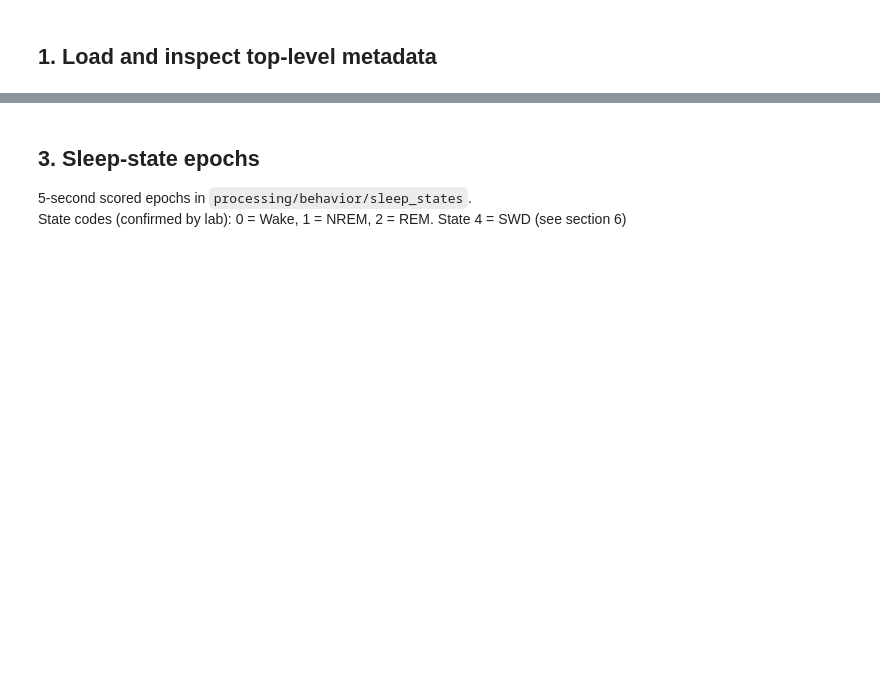
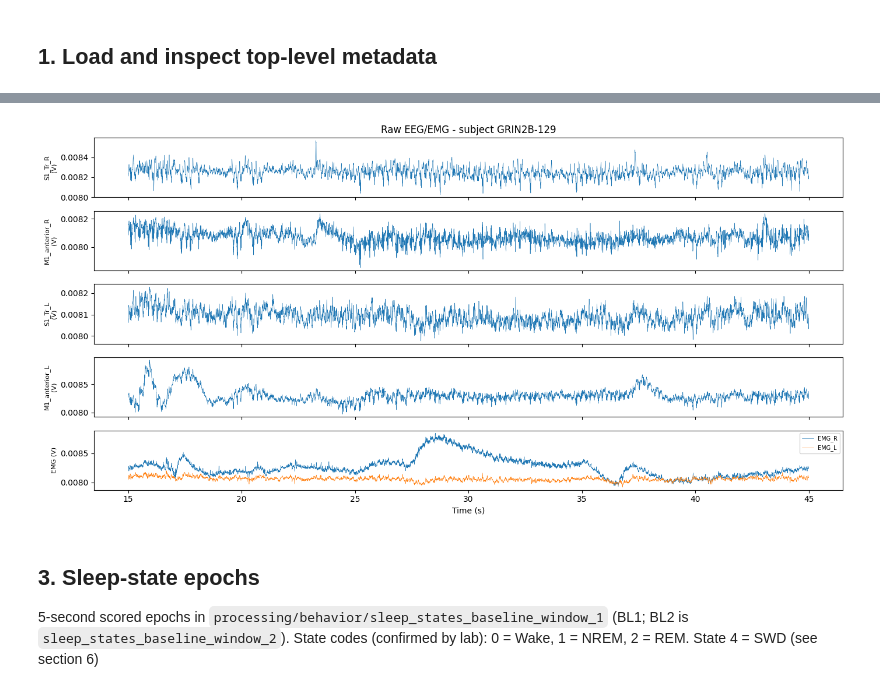
Before and after one commit to catalystneuro/gonzalez-sulser-lab-to-nwb, a Jupyter notebook: notebooks/read_grin2b_nwb.ipynb, the cells around one changed output, grey strips where cells are left out. Saved outputs shown, nothing was run; the diff lists cells and outputs as text; code cells hidden in the pictures; blank space fills up the shorter version.

Commit message:
duplicate plots for baseline 1 and baseline 2

```diff
--- a/notebooks/read_grin2b_nwb.ipynb
+++ b/notebooks/read_grin2b_nwb.ipynb
@@ -25,7 +24,12 @@ import pandas as pd
 from pynwb import NWBHDF5IO
 
 # Update this path to the location of your NWB file.
-NWB_PATH = Path("H:/gonzalez-nwbfiles/GRIN2B_129/BL1.nwb")
+# One NWB file now covers the subject's full recording (both BL1 and BL2).
+# subject_id uses a dash (GRIN2B-<id>), not the underscore used for the lab's
+# on-disk file/folder naming (GRIN2B_<id>).
+NWB_PATH = Path(
+    "H:/gonzalez-nwbfiles/sub-GRIN2B-129/sub-GRIN2B-129_ses-2021-03-26_ecephys.nwb"
+)
 # %% [markdown]
 ## 1. Load and inspect top-level metadata
 # %%
@@ -52,12 +65,12 @@ EEG, one for EMG — sharing a single electrode table but linked to distinct `El
 # %%
-eeg_es = nwb.acquisition["EEGElectricalSeriesBL1"]
-emg_es = nwb.acquisition["EMGElectricalSeriesBL1"]
+eeg_es = nwb.acquisition["EEGElectricalSeries"]
+emg_es = nwb.acquisition["EMGElectricalSeries"]
 
 for name, es in [("EEG", eeg_es), ("EMG", emg_es)]:
     print(f"--- {name} ---")
     print(f"ElectricalSeries shape:  {es.data.shape}")
     print(f"Sampling rate:           {es.rate} Hz")
-    print(f"Starting time:           {es.starting_time:.2f} s (offset from session_start_time)")
+    print(f"Starting time:           {es.starting_time:.2f} s (= session_start_time; full recording)")
     print(f"Duration:                {es.data.shape[0] / es.rate / 3600:.2f} h")
     print(f"Conversion (to volts):   {es.conversion:.6e}")
     print()
@@ -67,46 +112,39 @@ electrodes[:]
 # %%
-# ── Time window (seconds relative to the start of the BL window) ──────────────
-window_start_s = (
-    73350 - eeg_es.starting_time - 5
-)  # start of the plot window (s from BL start)
-window_end_s   = None      # end of the plot window   (s from BL start)
-# Alternatively, set a duration and leave window_end_s = None:
-window_duration_s = 25  # e.g. 60  — overrides window_end_s when not None
-# ──────────────────────────────────────────────────────────────────────────────
-
 fs = eeg_es.rate
-if window_duration_s is not None:
-    window_end_s = window_start_s + window_duration_s
+window_start_s = 15
+window_duration_s = 30
+window_end_s = window_start_s + window_duration_s
 
 i_start = int(window_start_s * fs)
 i_end   = int(window_end_s   * fs)
-t = np.arange(i_start, i_end) / fs - window_start_s  # t=0 at window_start_s
 
-# Convert raw int16 ADC counts to microvolts using the confirmed TainiTec gain
-# (es.conversion is in volts/count).
+# Convert raw int16 ADC counts to volts using the confirmed TainiTec gain
+# (es.conversion is in volts/count). The full recording is indexed directly
 eeg_slice = eeg_es.data[i_start:i_end, :] * eeg_es.conversion  # lazy HDF5 read
 emg_slice = emg_es.data[i_start:i_end, :] * emg_es.conversion # lazy HDF5 read
 
-# EEG channels: indices within EEGElectricalSeriesBL1 (14 channels) — pick a bilateral pair
+t = eeg_es.get_timestamps()[i_start:i_end]
+
+# EEG channels: indices within EEGElectricalSeries (14 channels) — pick a bilateral pair
 eeg_idx = {"S1_Tr_R": 0, "M1_anterior_R": 3, "S1_Tr_L": 13, "M1_anterior_L": 10}
-# EMG channels: indices within EMGElectricalSeriesBL1 (2 channels)
+# EMG channels: indices within EMGElectricalSeries (2 channels)
 emg_idx = {"EMG_R": 0, "EMG_L": 1}
 
 fig, axes = plt.subplots(len(eeg_idx) + 1, 1, figsize=(14, 7), sharex=True)
 
 for ax, (label, idx) in zip(axes[:-1], eeg_idx.items()):
     ax.plot(t, eeg_slice[:, idx], lw=0.4)
     ax.set_ylabel(f"{label}\n(V)", fontsize=8)
 
 ax_emg = axes[-1]
 for label, idx in emg_idx.items():
     ax_emg.plot(t, emg_slice[:, idx], lw=0.4, label=label)
 ax_emg.set_ylabel("EMG (V)", fontsize=8)
 ax_emg.legend(fontsize=7, loc="upper right")
-ax_emg.set_xlabel(f"Time (s, offset from {window_start_s} s into BL1)")
+ax_emg.set_xlabel(f"Time (s)")
 
-axes[0].set_title(
-    f"Raw EEG/EMG — BL1 window [{window_start_s}–{window_end_s} s] (GRIN2B_129)"
-)
+axes[0].set_title(f"Raw EEG/EMG - subject {nwb.subject.subject_id}")
 plt.tight_layout()
 plt.show()
+# %% [output]
+[figure, added]
@@ -159,7 +151,8 @@ plt.show()
 # %% [markdown]
 ## 3. Sleep-state epochs
 
-5-second scored epochs in `processing/behavior/sleep_states`.
+5-second scored epochs in `processing/behavior/sleep_states_baseline_window_1` (BL1; BL2 is
+`sleep_states_baseline_window_2`).
 State codes (confirmed by lab): 0 = Wake, 1 = NREM, 2 = REM. State 4 = SWD (see section 6)
 # %%
 behavior = nwb.processing["behavior"]
```
Also changed, not shown: parts of 18 cells of this notebook.
